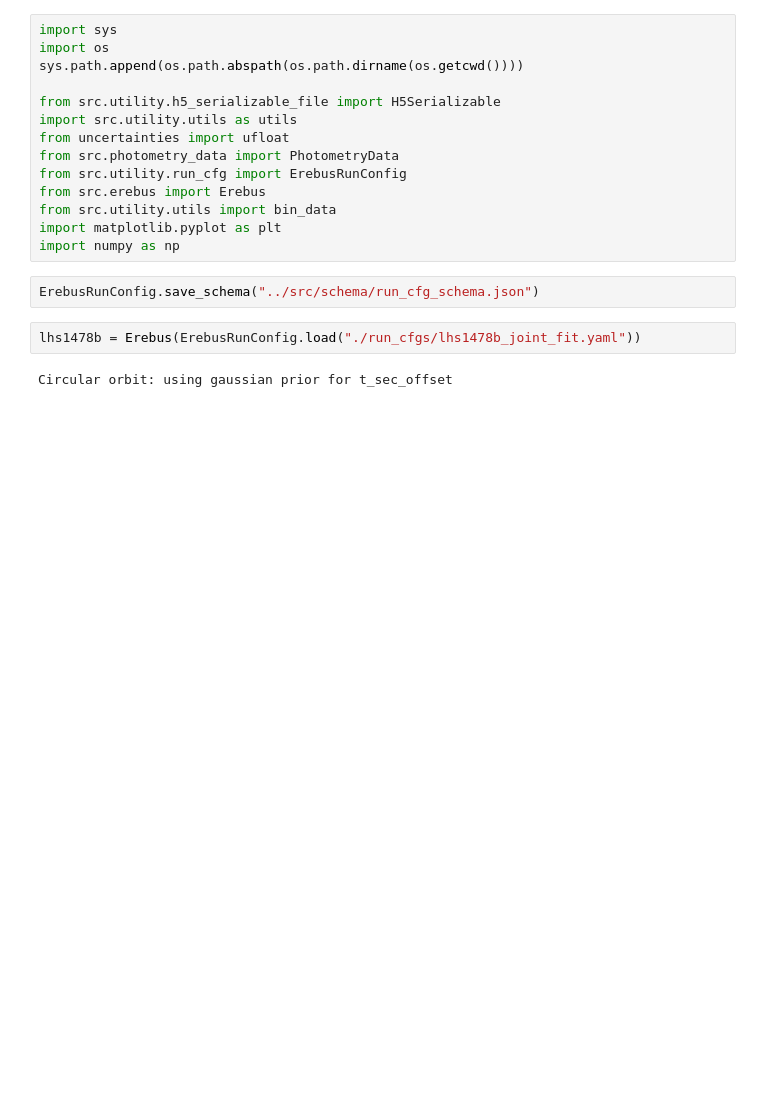
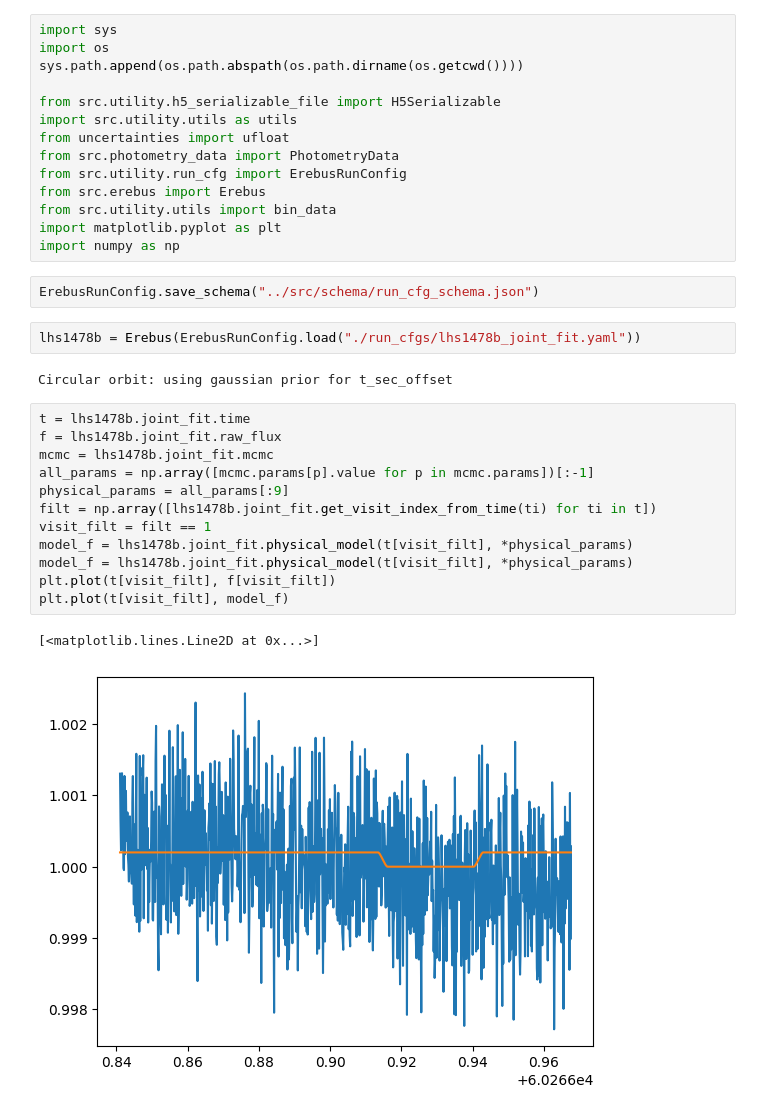
Before and after one commit to nicholasconnors/erebus, a Jupyter notebook: reanalysis_2025/joint_fit.ipynb, the cells around one changed output. Drawn from its saved outputs; the diff is of its cells as text; blank space fills up the shorter version.

Commit message:
Fix remaining issues with joint fits

```diff
--- a/reanalysis_2025/joint_fit.ipynb
+++ b/reanalysis_2025/joint_fit.ipynb
@@ -18,3 +18,18 @@ ErebusRunConfig.save_schema("../src/schema/run_cfg_schema.json")
 lhs1478b = Erebus(ErebusRunConfig.load("./run_cfgs/lhs1478b_joint_fit.yaml"))
 # %% [output]
 Circular orbit: using gaussian prior for t_sec_offset
+# %%
+t = lhs1478b.joint_fit.time
+f = lhs1478b.joint_fit.raw_flux
+mcmc = lhs1478b.joint_fit.mcmc
+all_params = np.array([mcmc.params[p].value for p in mcmc.params])[:-1]
+physical_params = all_params[:9]
+filt = np.array([lhs1478b.joint_fit.get_visit_index_from_time(ti) for ti in t])
+visit_filt = filt == 1
+model_f = lhs1478b.joint_fit.physical_model(t[visit_filt], *physical_params)
+model_f = lhs1478b.joint_fit.physical_model(t[visit_filt], *physical_params)
+plt.plot(t[visit_filt], f[visit_filt])
+plt.plot(t[visit_filt], model_f)
+# %% [output]
+[<matplotlib.lines.Line2D at 0x...>]
+[figure, added]
```
Also changed, not shown: parts of 4 cells of this notebook, 2 other files.
